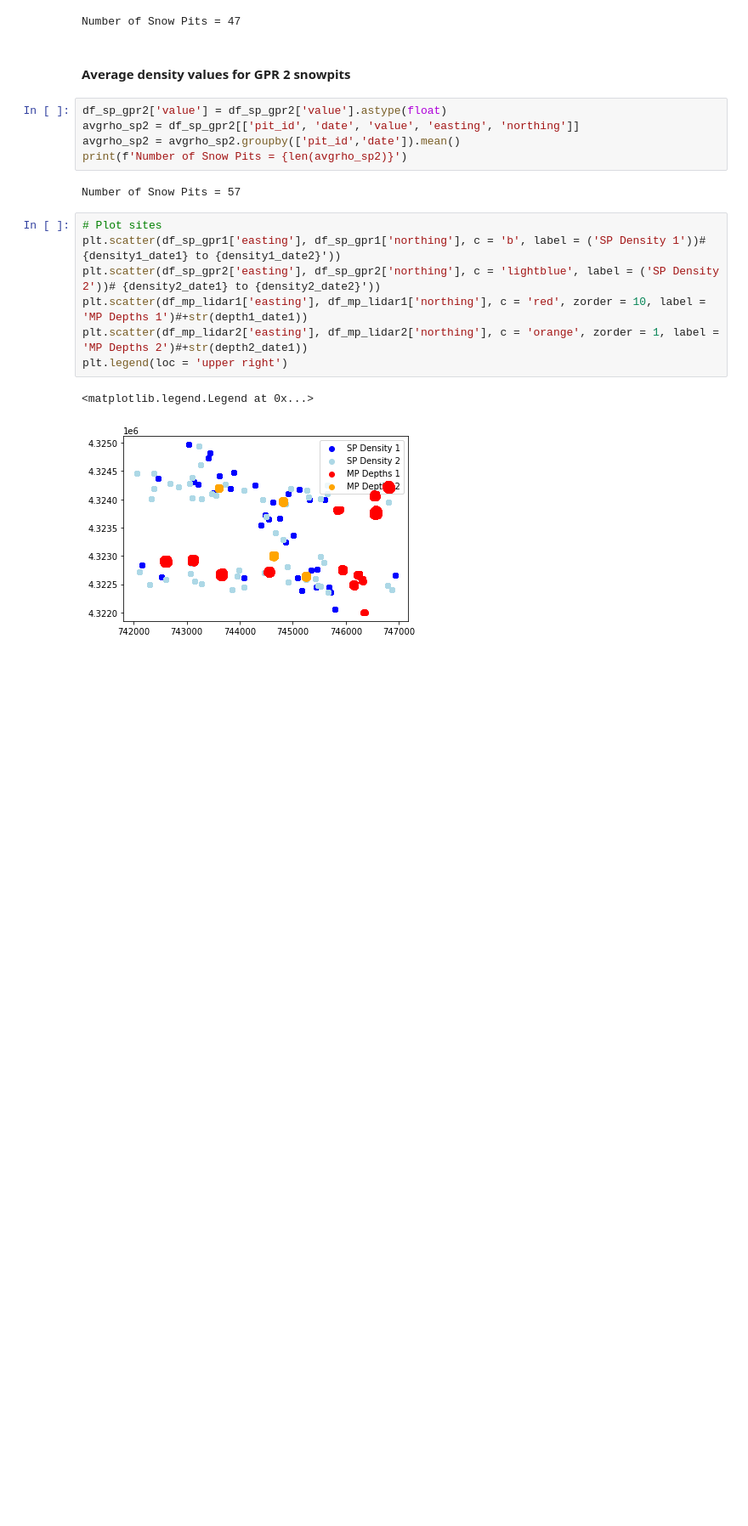
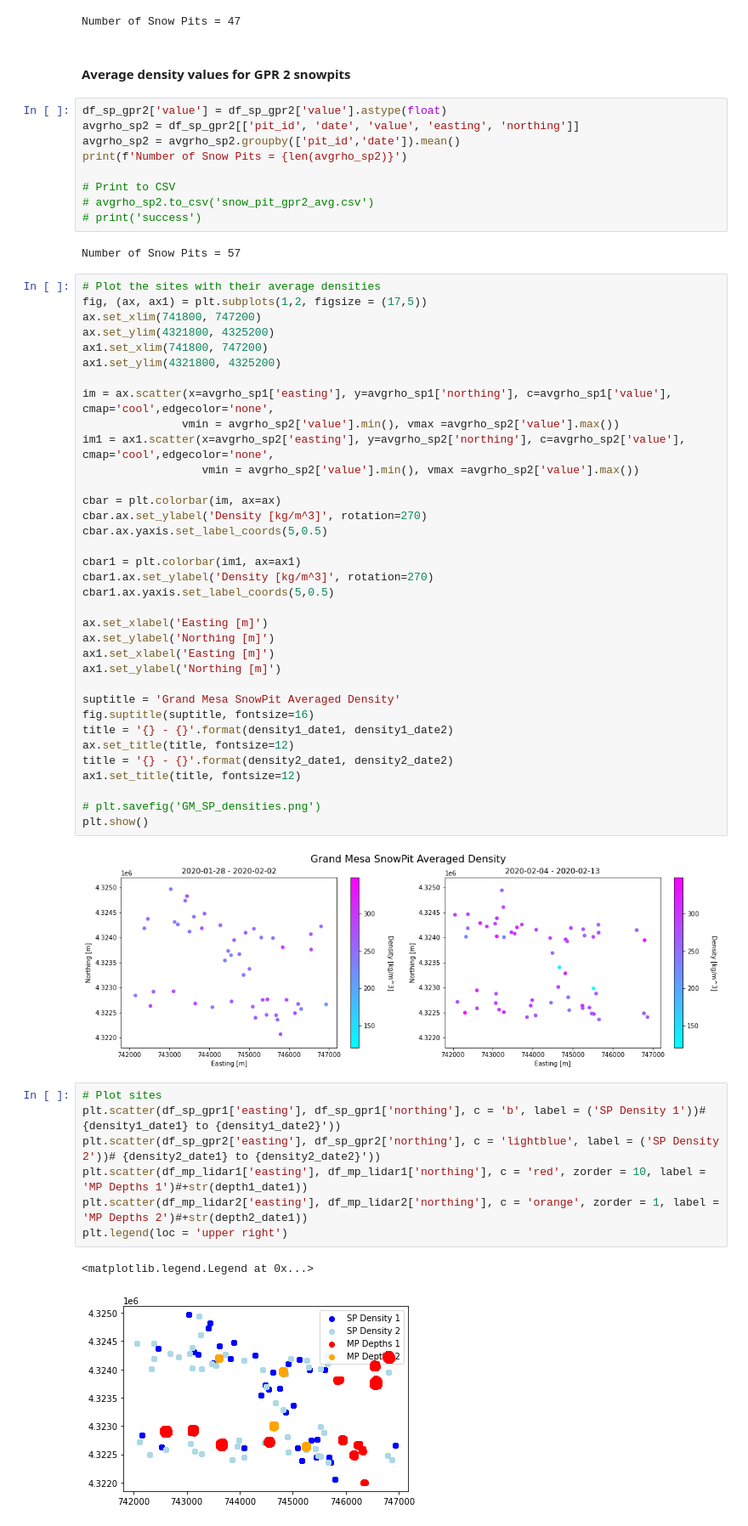
Before and after one commit to snowex-hackweek/coldfusion, a Jupyter notebook: contributors/megan-verf/Combined_Plots_new.ipynb, the cells around one changed output. Shown at 85% size. Cells and saved outputs as stored; diff of their text form; blank space fills up the shorter version.

```diff
--- a/contributors/megan-verf/Combined_Plots_new.ipynb
+++ b/contributors/megan-verf/Combined_Plots_new.ipynb
@@ -295,8 +348,49 @@ df_sp_gpr2['value'] = df_sp_gpr2['value'].astype(float)
 avgrho_sp2 = df_sp_gpr2[['pit_id', 'date', 'value', 'easting', 'northing']]
 avgrho_sp2 = avgrho_sp2.groupby(['pit_id','date']).mean()
 print(f'Number of Snow Pits = {len(avgrho_sp2)}')
+
+# Print to CSV
+# avgrho_sp2.to_csv('snow_pit_gpr2_avg.csv')
+# print('success')
 # %% [output]
 Number of Snow Pits = 57
+# %%
+# Plot the sites with their average densities
+fig, (ax, ax1) = plt.subplots(1,2, figsize = (17,5))
+ax.set_xlim(741800, 747200)
+ax.set_ylim(4321800, 4325200)
+ax1.set_xlim(741800, 747200)
+ax1.set_ylim(4321800, 4325200)
+
+im = ax.scatter(x=avgrho_sp1['easting'], y=avgrho_sp1['northing'], c=avgrho_sp1['value'], cmap='cool',edgecolor='none',
+               vmin = avgrho_sp2['value'].min(), vmax =avgrho_sp2['value'].max())
+im1 = ax1.scatter(x=avgrho_sp2['easting'], y=avgrho_sp2['northing'], c=avgrho_sp2['value'], cmap='cool',edgecolor='none',
+                  vmin = avgrho_sp2['value'].min(), vmax =avgrho_sp2['value'].max())
+
+cbar = plt.colorbar(im, ax=ax)
+cbar.ax.set_ylabel('Density [kg/m^3]', rotation=270)
+cbar.ax.yaxis.set_label_coords(5,0.5)
+
+cbar1 = plt.colorbar(im1, ax=ax1)
+cbar1.ax.set_ylabel('Density [kg/m^3]', rotation=270)
+cbar1.ax.yaxis.set_label_coords(5,0.5)
+
+ax.set_xlabel('Easting [m]')
+ax.set_ylabel('Northing [m]')
+ax1.set_xlabel('Easting [m]')
+ax1.set_ylabel('Northing [m]')
+
+suptitle = 'Grand Mesa SnowPit Averaged Density'
+fig.suptitle(suptitle, fontsize=16)
+title = '{} - {}'.format(density1_date1, density1_date2)
+ax.set_title(title, fontsize=12)
+title = '{} - {}'.format(density2_date1, density2_date2)
+ax1.set_title(title, fontsize=12)
+
+# plt.savefig('GM_SP_densities.png')
+plt.show()
+# %% [output]
+[figure, added]
 # %%
 # Plot sites
 plt.scatter(df_sp_gpr1['easting'], df_sp_gpr1['northing'], c = 'b', label = ('SP Density 1'))# {density1_date1} to {density1_date2}'))
```
Also changed, not shown: parts of 11 cells of this notebook.
